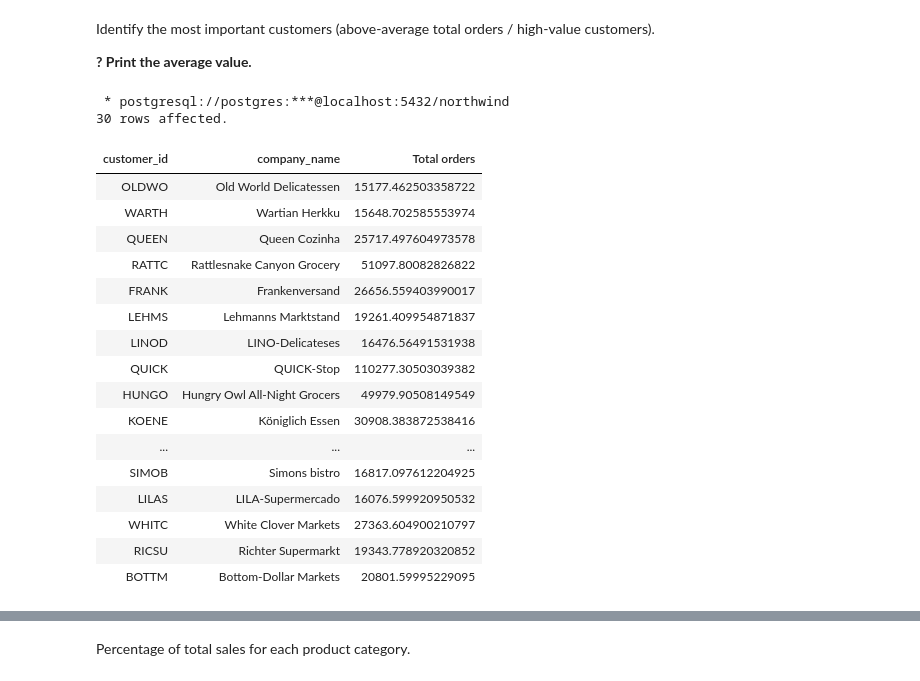
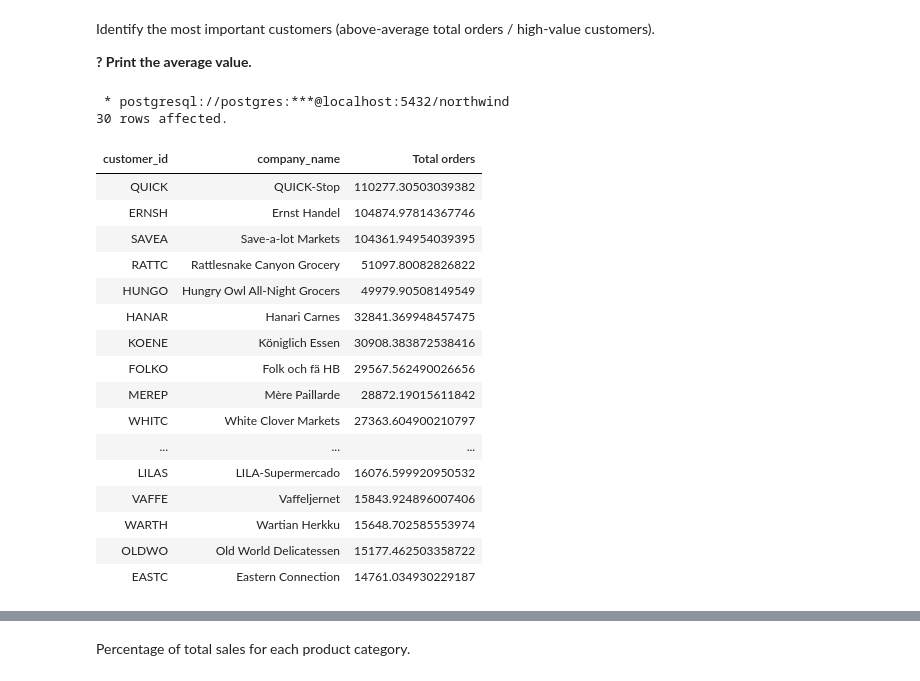
Before and after one commit to bartekmal/bi-optimizing-sales, a Jupyter notebook: main.ipynb, the cells around one changed output, grey strips where cells are left out. Saved outputs shown, nothing was run; the diff lists cells and outputs as text; code cells hidden in the pictures.

```diff
--- a/main.ipynb
+++ b/main.ipynb
@@ -369,51 +311,53 @@ Identify the most important customers (above-average total orders / high-value c
 # %%
 %%sql
 WITH customers_orders AS
 (
-	SELECT
-		c.customer_id,
-		c.company_name,
-		SUM(d.unit_price * d.quantity * (1 - d.discount)) AS "Total orders"
-	FROM
-		orders AS o
-		LEFT JOIN
-			customers AS c
-			ON o.customer_id = c.customer_id
-		LEFT JOIN
-			order_details AS d
-			ON o.order_id = d.order_id
-	GROUP BY
-		c.customer_id
+   SELECT
+      c.customer_id,
+      c.company_name,
+      SUM(d.unit_price * d.quantity * (1 - d.discount)) AS "Total orders"
+   FROM
+      orders AS o
+      LEFT JOIN
+         customers AS c
+         ON o.customer_id = c.customer_id
+      LEFT JOIN
+         order_details AS d
+         ON o.order_id = d.order_id
+   GROUP BY
+      c.customer_id
 )
 SELECT
-	customer_id,
-	company_name,
-	"Total orders"
+   customer_id,
+   company_name,
+   "Total orders"
 FROM
-	customers_orders
+   customers_orders
 WHERE
-	"Total orders" > (
-	SELECT
-		AVG("Total orders")
-	FROM
-		customers_orders );
+   "Total orders" > (
+   SELECT
+      AVG("Total orders")
+   FROM
+      customers_orders )
+   ORDER BY
+      "Total orders" DESC;
 # %% [output]
  * postgresql://postgres:***@localhost:5432/northwind
 30 rows affected.
 | customer_id | company_name | Total orders |
+| QUICK | QUICK-Stop | 110277.30503039382 |
+| ERNSH | Ernst Handel | 104874.97814367746 |
+| SAVEA | Save-a-lot Markets | 104361.94954039395 |
+| RATTC | Rattlesnake Canyon Grocery | 51097.80082826822 |
+| HUNGO | Hungry Owl All-Night Grocers | 49979.90508149549 |
+| HANAR | Hanari Carnes | 32841.369948457475 |
+| KOENE | Königlich Essen | 30908.383872538416 |
+| FOLKO | Folk och fä HB | 29567.562490026656 |
+| MEREP | Mère Paillarde | 28872.19015611842 |
+| WHITC | White Clover Markets | 27363.604900210797 |
+| ... | ... | ... |
+| LILAS | LILA-Supermercado | 16076.599920950532 |
+| VAFFE | Vaffeljernet | 15843.924896007406 |
+| WARTH | Wartian Herkku | 15648.702585553974 |
 | OLDWO | Old World Delicatessen | 15177.462503358722 |
-| WARTH | Wartian Herkku | 15648.702585553974 |
-| QUEEN | Queen Cozinha | 25717.497604973578 |
-| RATTC | Rattlesnake Canyon Grocery | 51097.80082826822 |
-| FRANK | Frankenversand | 26656.559403990017 |
-| LEHMS | Lehmanns Marktstand | 19261.409954871837 |
-| LINOD | LINO-Delicateses | 16476.56491531938 |
-| QUICK | QUICK-Stop | 110277.30503039382 |
-| HUNGO | Hungry Owl All-Night Grocers | 49979.90508149549 |
-| KOENE | Königlich Essen | 30908.383872538416 |
-| ... | ... | ... |
-| SIMOB | Simons bistro | 16817.097612204925 |
-| LILAS | LILA-Supermercado | 16076.599920950532 |
-| WHITC | White Clover Markets | 27363.604900210797 |
-| RICSU | Richter Supermarkt | 19343.778920320852 |
-| BOTTM | Bottom-Dollar Markets | 20801.59995229095 |
+| EASTC | Eastern Connection | 14761.034930229187 |
```
Also changed, not shown: parts of 14 cells of this notebook.
